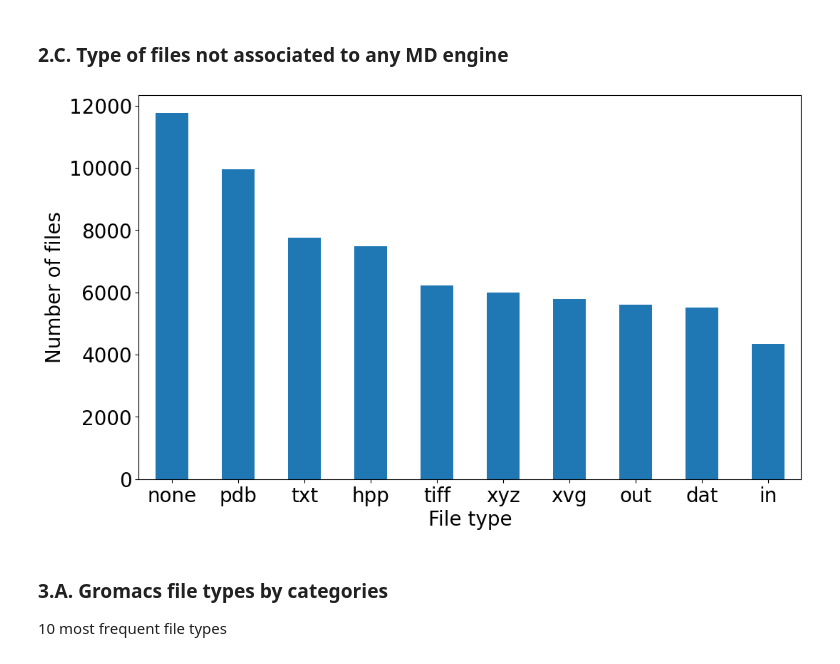
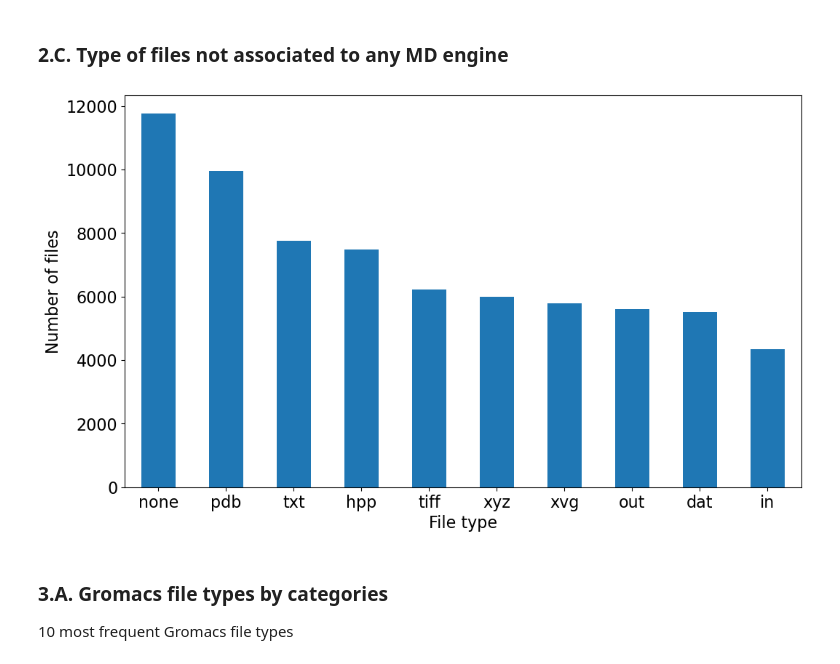
Before and after one commit to MDverse/mdda, a Jupyter notebook: notebooks/paper_figures.ipynb, the cells around one changed output. Saved outputs shown, nothing was run; the diff lists cells and outputs as text; code cells hidden in the pictures.

```diff
--- a/notebooks/paper_figures.ipynb
+++ b/notebooks/paper_figures.ipynb
@@ -205,22 +206,22 @@ plt.savefig("fig/number_of_files_per_MD_engine.svg", bbox_inches="tight")
 # %% [markdown]
 ### 2.C. Type of files not associated to any MD engine
 # %%
-plt.rcParams.update({'font.size': 20})
+plt.rcParams.update({'font.size': 16})
 (df
- .query("engine_MD == 'None'")
+ .query("MD_engine == 'None'")
  .loc[:, "file_type"]
  .value_counts()
  .head(n=10)
  .plot(kind="bar", color="tab:blue", figsize=(12,7))
 )
 plt.xlabel("File type")
 plt.xticks(rotation=0)
 plt.ylabel("Number of files")
 plt.savefig("fig/number_of_files_per_filetype_no_MD_engine.png", dpi=300, bbox_inches="tight")
 plt.savefig("fig/number_of_files_per_filetype_no_MD_engine.svg", bbox_inches="tight")
 # %% [output]
-[figure, old version]
+[figure, new version]
 # %% [markdown]
 ### 3.A. Gromacs file types by categories
 
-10 most frequent file types
+10 most frequent Gromacs file types
```
Also changed, not shown: parts of 4 cells of this notebook.
